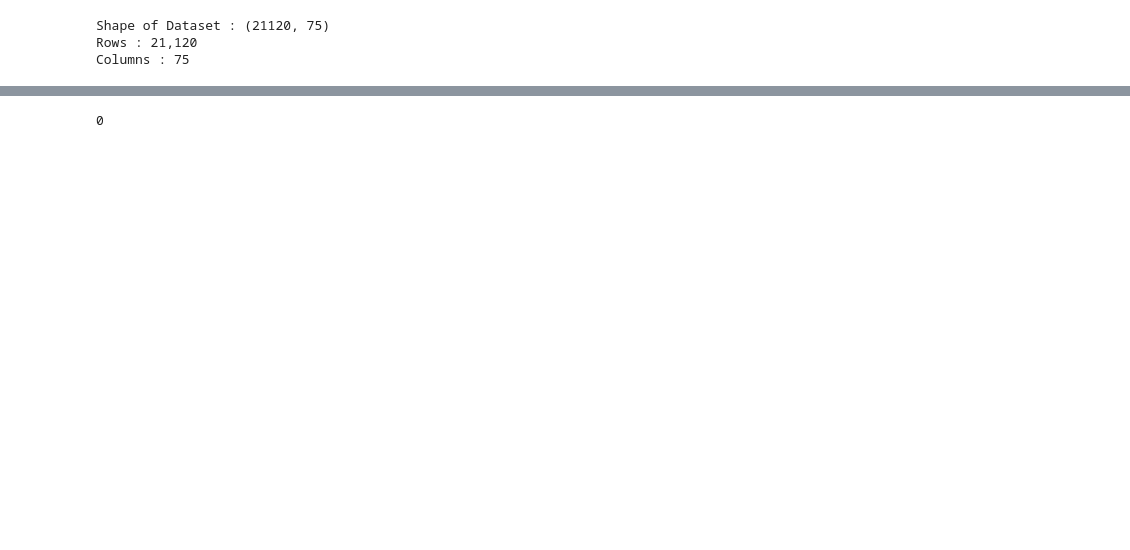
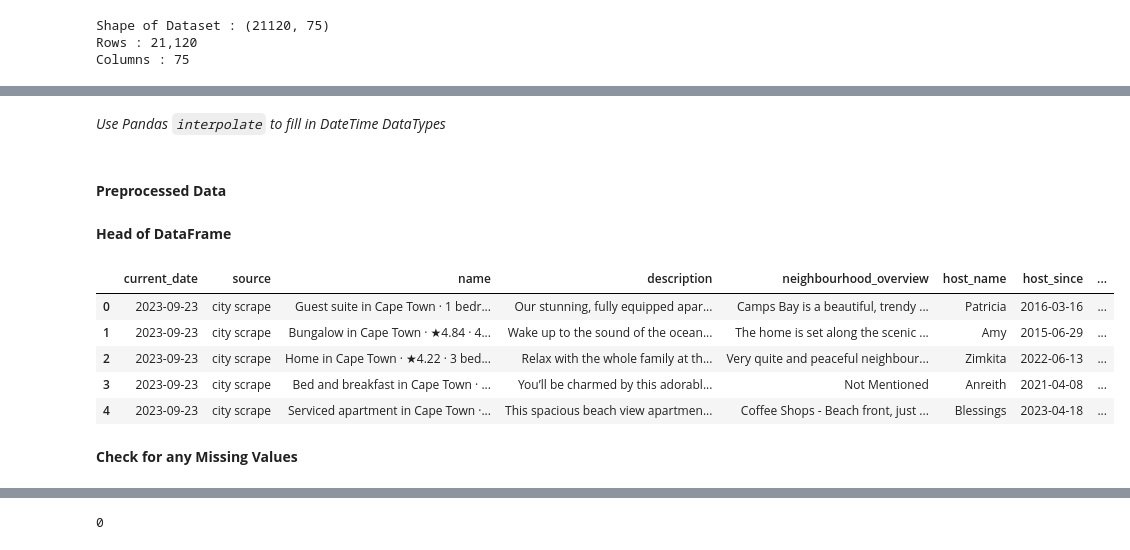
Before and after one commit to adrianjuliusaluoch/Data_Preprocessing_Cape_Town_Airbnb_Listings, a Jupyter notebook: data_cleaning.ipynb, the cells around one changed output, grey strips where cells are left out. Cells and saved outputs as stored; diff of their text form; code cells hidden in the pictures; blank space fills up the shorter version.

```diff
--- a/data_cleaning.ipynb
+++ b/data_cleaning.ipynb
@@ -263,0 +265,2 @@ data.iloc[:4]
+# %%
+data=data.query('host_location == "Cape Town, South Africa"').copy().reset_index(drop=True)
@@ -263,0 +271,6 @@ data.iloc[:4]
+# %%
+cols=['description','neighbourhood_overview','neighbourhood','host_about','host_response_time','host_is_superhost','license']
+for index in cols:
+    data.replace({
+        index:np.NAN
+    },'Not Mentioned',inplace=True)
@@ -264,3 +279,32 @@ data.iloc[:4]
+# %%
+cols=[
+    'host_response_rate','host_acceptance_rate','bathrooms','bedrooms','beds','review_scores_rating', 'review_scores_accuracy',
+    'review_scores_cleanliness', 'review_scores_checkin','review_scores_communication', 'review_scores_location',
+    'review_scores_value', 'license', 'instant_bookable','reviews_per_month']
+
+for index in cols:
+    data[index].fillna(method='backfill',inplace=True)
+# %% [markdown]
+*Use Pandas `interpolate` to fill in DateTime DataTypes*
+# %%
+dates=['first_review','last_review']
+for index in dates:
+    data[index].interpolate(method='linear',inplace=True)
+# %% [markdown]
+#### ****Preprocessed Data****
+# %% [markdown]
+****Head of DataFrame****
+# %%
+data.head()
+# %% [output]
+|  | current_date | source | name | description | neighbourhood_overview | host_name | host_since | ... |
+| 0 | 2023-09-23 | city scrape | Guest suite in Cape Town · 1 bedr... | Our stunning, fully equipped apar... | Camps Bay is a beautiful, trendy ... | Patricia | 2016-03-16 | ... |
+| 1 | 2023-09-23 | city scrape | Bungalow in Cape Town · ★4.84 · 4... | Wake up to the sound of the ocean... | The home is set along the scenic ... | Amy | 2015-06-29 | ... |
+| 2 | 2023-09-23 | city scrape | Home in Cape Town · ★4.22 · 3 bed... | Relax with the whole family at th... | Very quite and peaceful neighbour... | Zimkita | 2022-06-13 | ... |
+| 3 | 2023-09-23 | city scrape | Bed and breakfast in Cape Town · ... | You’ll be charmed by this adorabl... | Not Mentioned | Anreith | 2021-04-08 | ... |
+| 4 | 2023-09-23 | city scrape | Serviced apartment in Cape Town ·... | This spacious beach view apartmen... | Coffee Shops - Beach front, just ... | Blessings | 2023-04-18 | ... |
+# %% [markdown]
+****Check for any Missing Values****
 # %%
 data.isna().sum()
 # %% [output]
```
Also changed, not shown: parts of 74 cells of this notebook, 1 other file.
